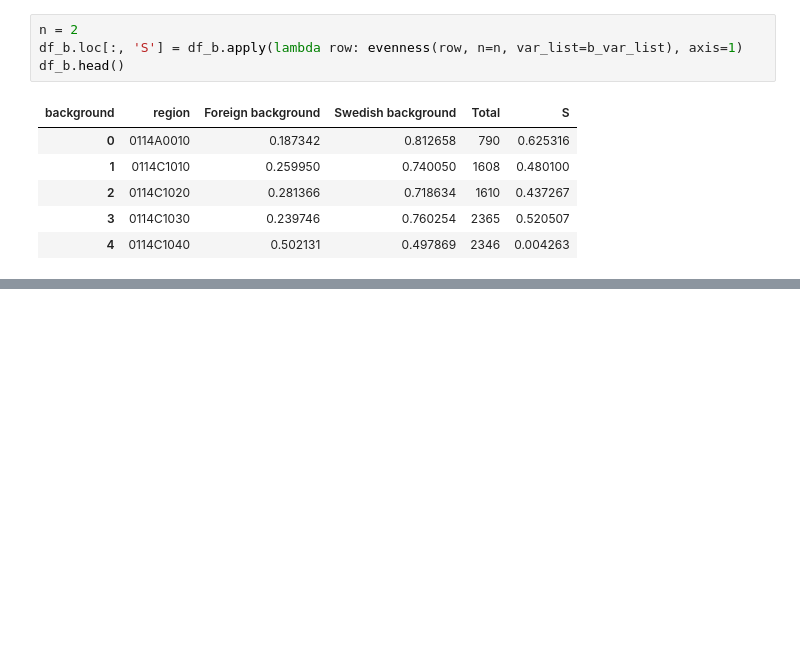
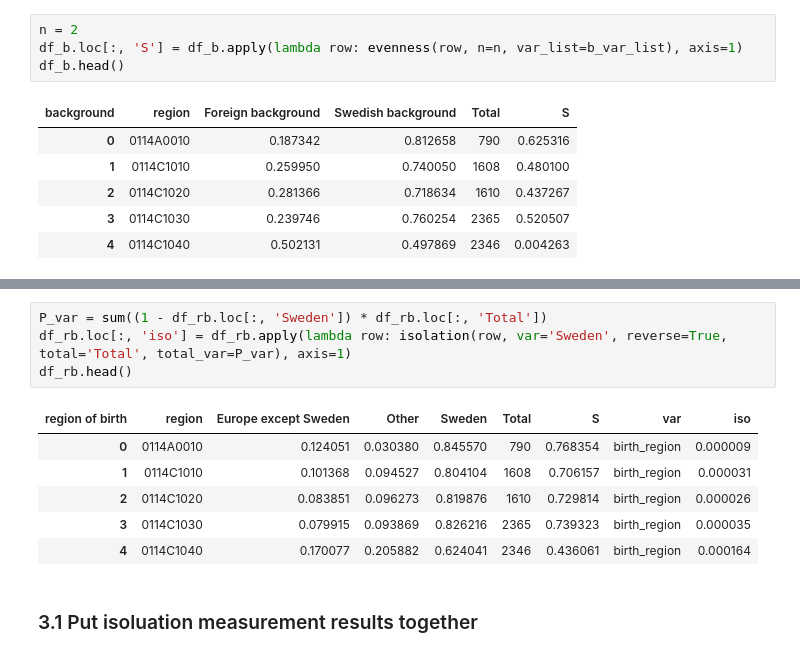
Before and after one commit to MobiSegInsights/mobi-social-segregation-se, a Jupyter notebook: src/4-residential-segregation.ipynb, the cells around one changed output, grey strips where cells are left out. Cells and saved outputs as stored; diff of their text form; blank space fills up the shorter version.

```diff
--- a/src/4-residential-segregation.ipynb
+++ b/src/4-residential-segregation.ipynb
@@ -191,0 +238,13 @@ df_b.head()
+# %%
+P_var = sum((1 - df_rb.loc[:, 'Sweden']) * df_rb.loc[:, 'Total'])
+df_rb.loc[:, 'iso'] = df_rb.apply(lambda row: isolation(row, var='Sweden', reverse=True, total='Total', total_var=P_var), axis=1)
+df_rb.head()
+# %% [output]
+| region of birth | region | Europe except Sweden | Other | Sweden | Total | S | var | iso |
+| 0 | 0114A0010 | 0.124051 | 0.030380 | 0.845570 | 790 | 0.768354 | birth_region | 0.000009 |
+| 1 | 0114C1010 | 0.101368 | 0.094527 | 0.804104 | 1608 | 0.706157 | birth_region | 0.000031 |
+| 2 | 0114C1020 | 0.083851 | 0.096273 | 0.819876 | 1610 | 0.729814 | birth_region | 0.000026 |
+| 3 | 0114C1030 | 0.079915 | 0.093869 | 0.826216 | 2365 | 0.739323 | birth_region | 0.000035 |
+| 4 | 0114C1040 | 0.170077 | 0.205882 | 0.624041 | 2346 | 0.436061 | birth_region | 0.000164 |
+# %% [markdown]
+### 3.1 Put isoluation measurement results together
```
Also changed, not shown: parts of 15 cells of this notebook, 11 other files.
